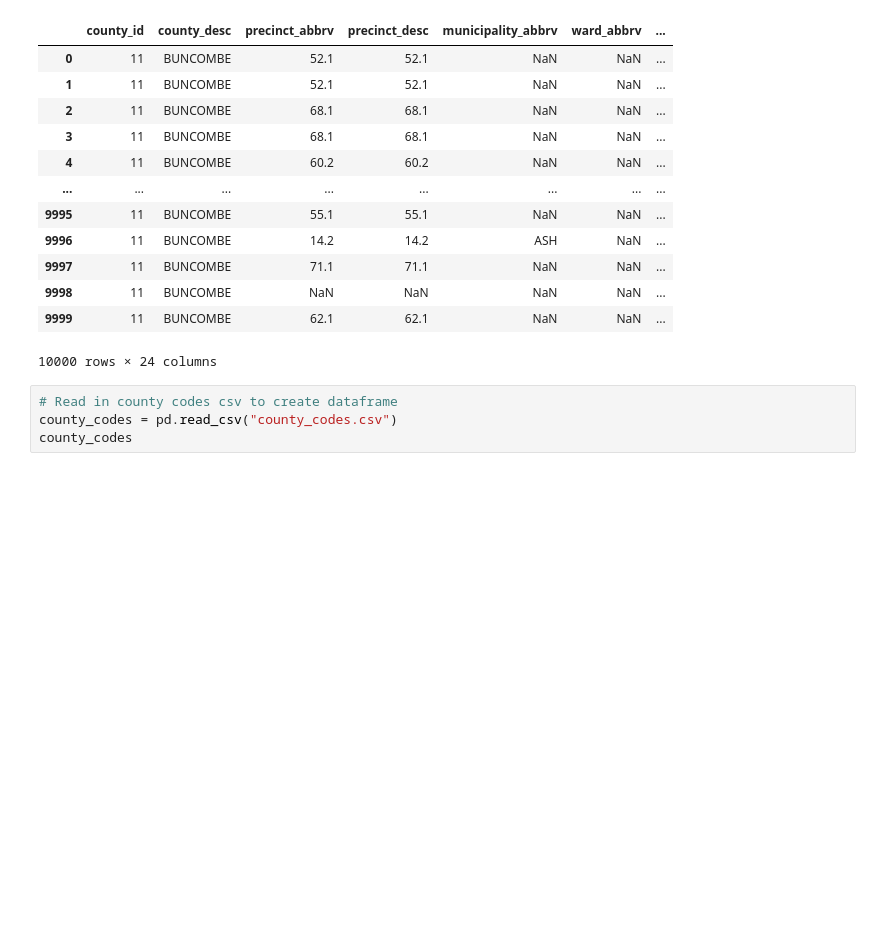
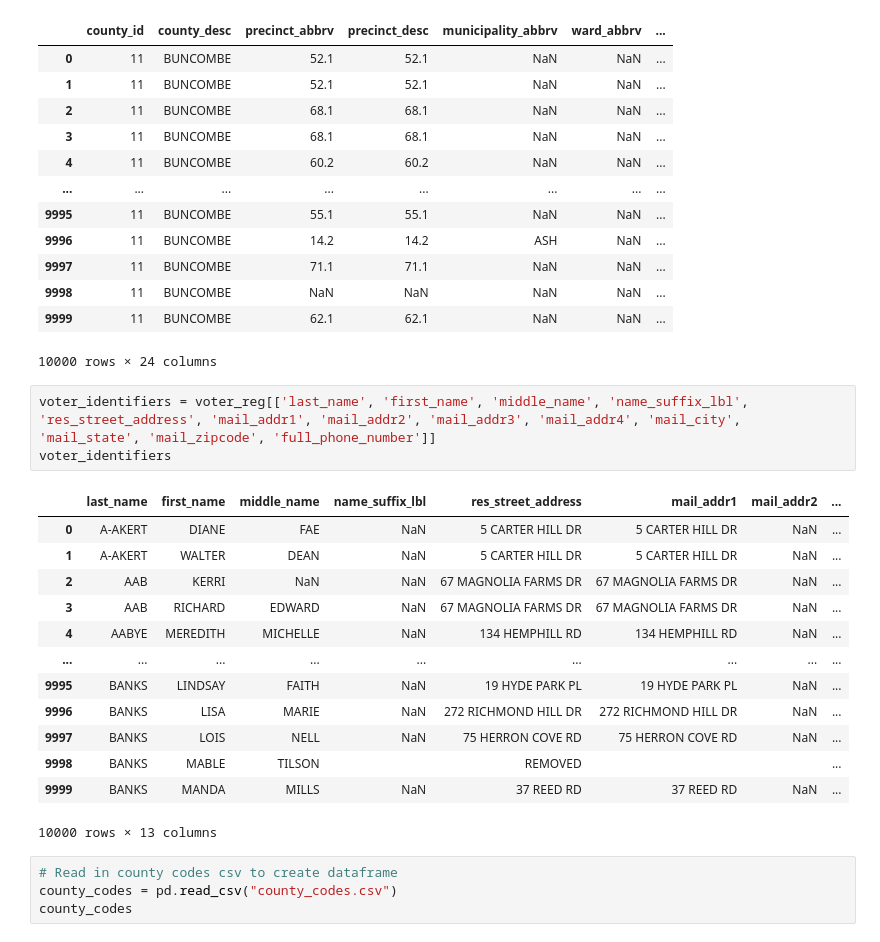
Before and after one commit to shellymnixon/ETL-Project, a Jupyter notebook: Buncombe_Data_small_files.ipynb, the cells around one changed output. Drawn from its saved outputs; the diff is of its cells as text; blank space fills up the shorter version.

Commit message:
fixed missing table

```diff
--- a/Buncombe_Data_small_files.ipynb
+++ b/Buncombe_Data_small_files.ipynb
@@ -159,6 +159,23 @@ voter_dist
 | 9998 | 11 | BUNCOMBE | NaN | NaN | NaN | NaN | ... |
 | 9999 | 11 | BUNCOMBE | 62.1 | 62.1 | NaN | NaN | ... |
 10000 rows × 24 columns
+# %%
+voter_identifiers = voter_reg[['last_name', 'first_name', 'middle_name', 'name_suffix_lbl', 'res_street_address', 'mail_addr1', 'mail_addr2', 'mail_addr3', 'mail_addr4', 'mail_city', 'mail_state', 'mail_zipcode', 'full_phone_number']]
+voter_identifiers
+# %% [output]
+|  | last_name | first_name | middle_name | name_suffix_lbl | res_street_address | mail_addr1 | mail_addr2 | ... |
+| 0 | A-AKERT | DIANE | FAE | NaN | 5 CARTER HILL DR | 5 CARTER HILL DR | NaN | ... |
+| 1 | A-AKERT | WALTER | DEAN | NaN | 5 CARTER HILL DR | 5 CARTER HILL DR | NaN | ... |
+| 2 | AAB | KERRI | NaN | NaN | 67 MAGNOLIA FARMS DR | 67 MAGNOLIA FARMS DR | NaN | ... |
+| 3 | AAB | RICHARD | EDWARD | NaN | 67 MAGNOLIA FARMS DR | 67 MAGNOLIA FARMS DR | NaN | ... |
+| 4 | AABYE | MEREDITH | MICHELLE | NaN | 134 HEMPHILL RD | 134 HEMPHILL RD | NaN | ... |
+| ... | ... | ... | ... | ... | ... | ... | ... | ... |
+| 9995 | BANKS | LINDSAY | FAITH | NaN | 19 HYDE PARK PL | 19 HYDE PARK PL | NaN | ... |
+| 9996 | BANKS | LISA | MARIE | NaN | 272 RICHMOND HILL DR | 272 RICHMOND HILL DR | NaN | ... |
+| 9997 | BANKS | LOIS | NELL | NaN | 75 HERRON COVE RD | 75 HERRON COVE RD | NaN | ... |
+| 9998 | BANKS | MABLE | TILSON |  | REMOVED |  |  | ... |
+| 9999 | BANKS | MANDA | MILLS | NaN | 37 REED RD | 37 REED RD | NaN | ... |
+10000 rows × 13 columns
 # %%
 # Read in county codes csv to create dataframe
 county_codes = pd.read_csv("county_codes.csv")
```
Also changed, not shown: parts of 1 cell of this notebook.
